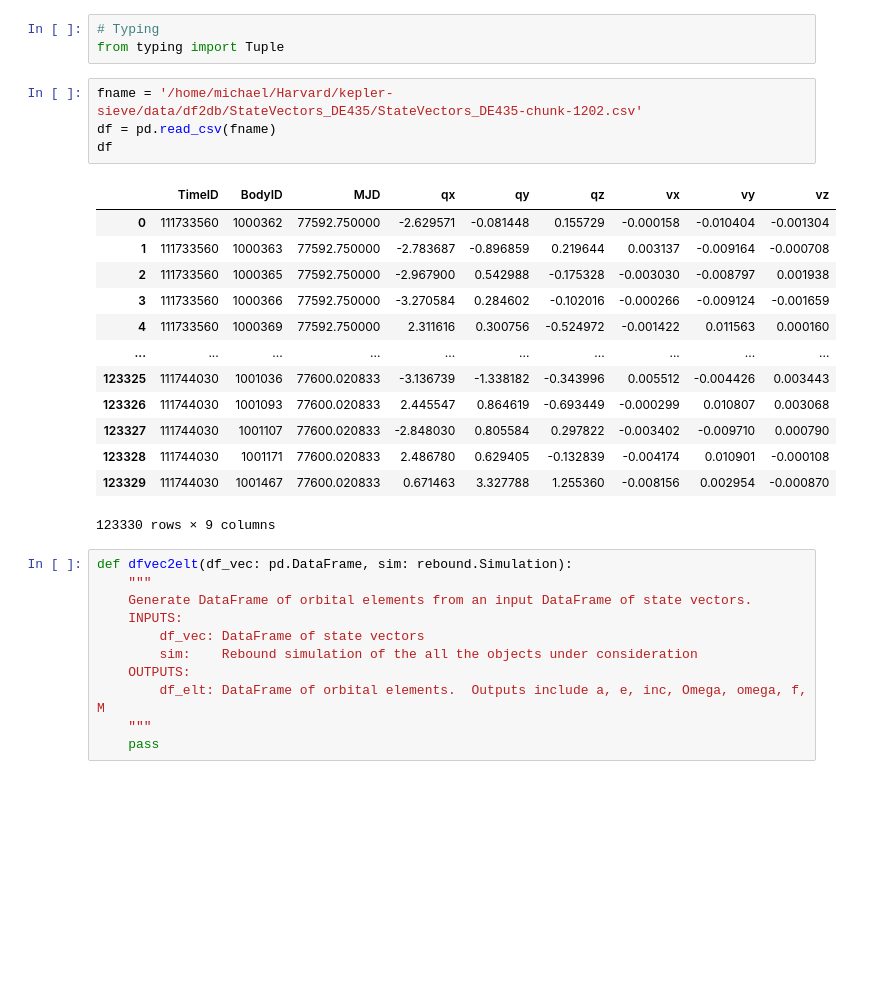
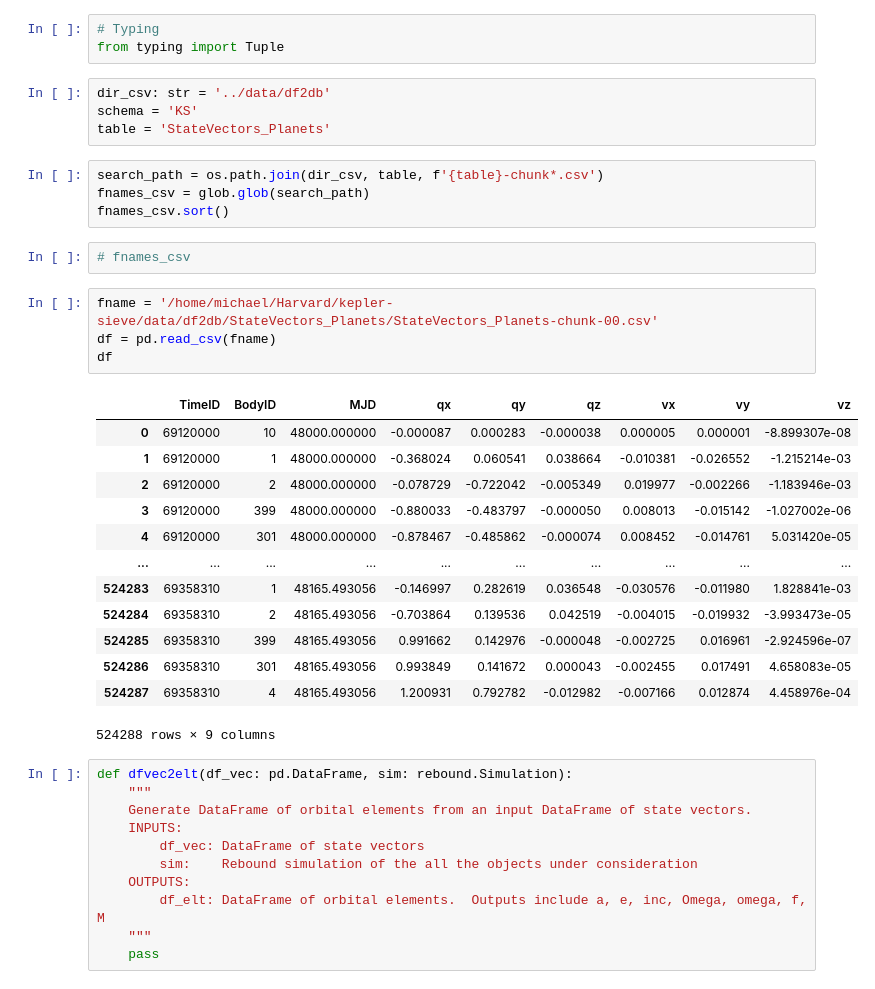
Before and after one commit to memanuel/kepler-sieve, a Jupyter notebook: jupyter/planets_integrate.ipynb, the cells around one changed output. Saved outputs shown, nothing was run; the diff lists cells and outputs as text; blank space fills up the shorter version.

```diff
--- a/jupyter/planets_integrate.ipynb
+++ b/jupyter/planets_integrate.ipynb
@@ -18,24 +21,34 @@ from db_utils import sp2df, get_columns, df2csv, csv2db_stage, csv2db, csvs2db
 # %%
 # Typing
 from typing import Tuple
+# %%
+dir_csv: str = '../data/df2db'
+schema = 'KS'
+table = 'StateVectors_Planets'
+# %%
+search_path = os.path.join(dir_csv, table, f'{table}-chunk*.csv')
+fnames_csv = glob.glob(search_path)
+fnames_csv.sort()
+# %%
+# fnames_csv
 # %%
-fname = '/home/michael/Harvard/kepler-sieve/data/df2db/StateVectors_DE435/StateVectors_DE435-chunk-1202.csv'
+fname = '/home/michael/Harvard/kepler-sieve/data/df2db/StateVectors_Planets/StateVectors_Planets-chunk-00.csv'
 df = pd.read_csv(fname)
 df
 # %% [output]
 |  | TimeID | BodyID | MJD | qx | qy | qz | vx | vy | vz |
-| 0 | 111733560 | 1000362 | 77592.750000 | -2.629571 | -0.081448 | 0.155729 | -0.000158 | -0.010404 | -0.001304 |
-| 1 | 111733560 | 1000363 | 77592.750000 | -2.783687 | -0.896859 | 0.219644 | 0.003137 | -0.009164 | -0.000708 |
-| 2 | 111733560 | 1000365 | 77592.750000 | -2.967900 | 0.542988 | -0.175328 | -0.003030 | -0.008797 | 0.001938 |
-| 3 | 111733560 | 1000366 | 77592.750000 | -3.270584 | 0.284602 | -0.102016 | -0.000266 | -0.009124 | -0.001659 |
-| 4 | 111733560 | 1000369 | 77592.750000 | 2.311616 | 0.300756 | -0.524972 | -0.001422 | 0.011563 | 0.000160 |
+| 0 | 69120000 | 10 | 48000.000000 | -0.000087 | 0.000283 | -0.000038 | 0.000005 | 0.000001 | -8.899307e-08 |
+| 1 | 69120000 | 1 | 48000.000000 | -0.368024 | 0.060541 | 0.038664 | -0.010381 | -0.026552 | -1.215214e-03 |
+| 2 | 69120000 | 2 | 48000.000000 | -0.078729 | -0.722042 | -0.005349 | 0.019977 | -0.002266 | -1.183946e-03 |
+| 3 | 69120000 | 399 | 48000.000000 | -0.880033 | -0.483797 | -0.000050 | 0.008013 | -0.015142 | -1.027002e-06 |
+| 4 | 69120000 | 301 | 48000.000000 | -0.878467 | -0.485862 | -0.000074 | 0.008452 | -0.014761 | 5.031420e-05 |
 | ... | ... | ... | ... | ... | ... | ... | ... | ... | ... |
-| 123325 | 111744030 | 1001036 | 77600.020833 | -3.136739 | -1.338182 | -0.343996 | 0.005512 | -0.004426 | 0.003443 |
-| 123326 | 111744030 | 1001093 | 77600.020833 | 2.445547 | 0.864619 | -0.693449 | -0.000299 | 0.010807 | 0.003068 |
-| 123327 | 111744030 | 1001107 | 77600.020833 | -2.848030 | 0.805584 | 0.297822 | -0.003402 | -0.009710 | 0.000790 |
-| 123328 | 111744030 | 1001171 | 77600.020833 | 2.486780 | 0.629405 | -0.132839 | -0.004174 | 0.010901 | -0.000108 |
-| 123329 | 111744030 | 1001467 | 77600.020833 | 0.671463 | 3.327788 | 1.255360 | -0.008156 | 0.002954 | -0.000870 |
+| 524283 | 69358310 | 1 | 48165.493056 | -0.146997 | 0.282619 | 0.036548 | -0.030576 | -0.011980 | 1.828841e-03 |
+| 524284 | 69358310 | 2 | 48165.493056 | -0.703864 | 0.139536 | 0.042519 | -0.004015 | -0.019932 | -3.993473e-05 |
+| 524285 | 69358310 | 399 | 48165.493056 | 0.991662 | 0.142976 | -0.000048 | -0.002725 | 0.016961 | -2.924596e-07 |
+| 524286 | 69358310 | 301 | 48165.493056 | 0.993849 | 0.141672 | 0.000043 | -0.002455 | 0.017491 | 4.658083e-05 |
+| 524287 | 69358310 | 4 | 48165.493056 | 1.200931 | 0.792782 | -0.012982 | -0.007166 | 0.012874 | 4.458976e-04 |
-123330 rows × 9 columns
+524288 rows × 9 columns
 # %%
 def dfvec2elt(df_vec: pd.DataFrame, sim: rebound.Simulation):
     """
```
Also changed, not shown: parts of 12 cells of this notebook, 3 other files.
